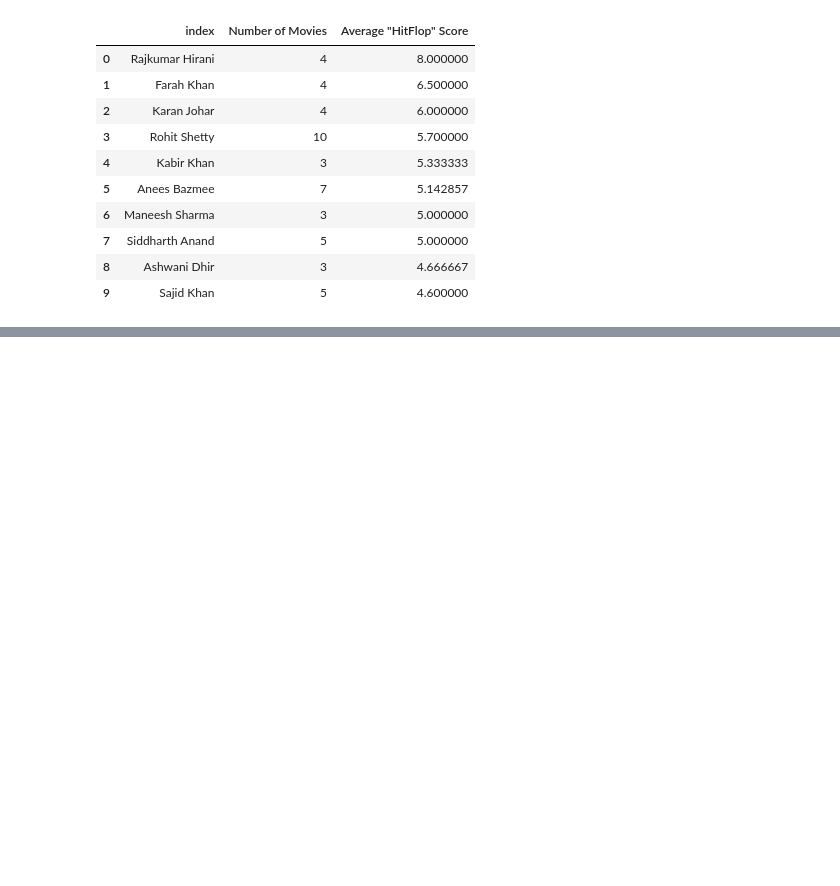
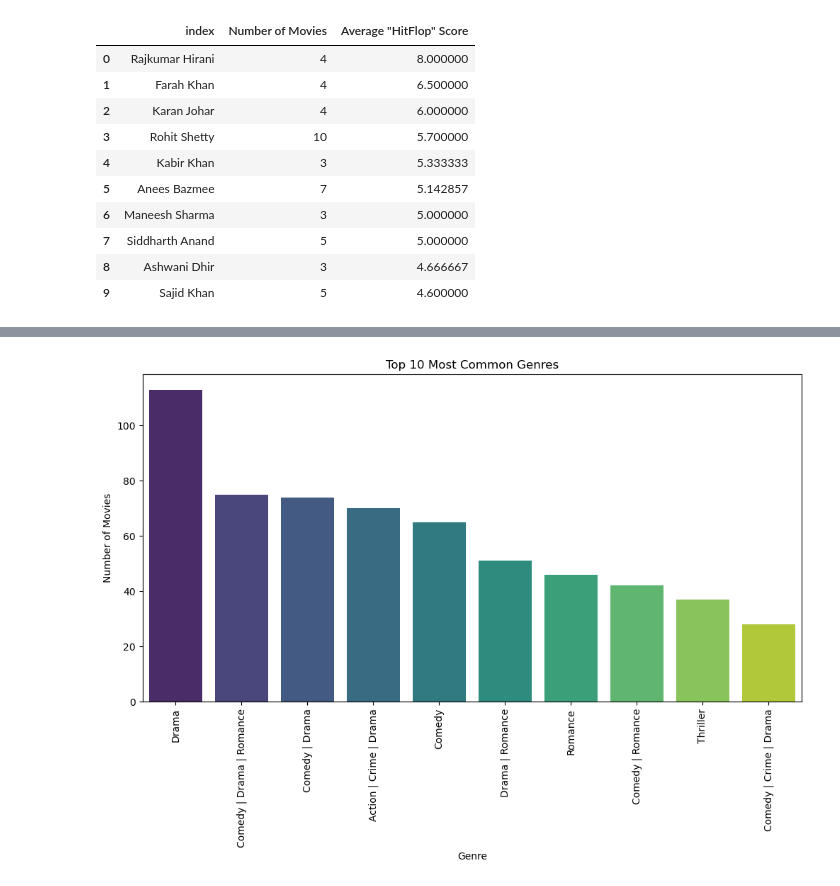
Before and after one commit to raj-rajat/Bollywood-Actress-Name-And-Movie-List-, a Jupyter notebook: bollywood-actress-name-and-movie-list.ipynb, the cells around one changed output, grey strips where cells are left out. Cells and saved outputs as stored; diff of their text form; code cells hidden in the pictures; blank space fills up the shorter version.

```diff
--- a/bollywood-actress-name-and-movie-list.ipynb
+++ b/bollywood-actress-name-and-movie-list.ipynb
@@ -724,0 +737,11 @@ top_directors
+# %%
+top_10_genres = df['genre'].value_counts().head(10)
+plt.figure(figsize=(12, 6))
+sns.barplot(x=top_10_genres.index, y=top_10_genres.values, palette='viridis')
+plt.title('Top 10 Most Common Genres')
+plt.xlabel('Genre')
+plt.ylabel('Number of Movies')
+plt.xticks(rotation=90)
+plt.show()
+# %% [output]
+[figure, added]
```
Also changed, not shown: parts of 5 cells of this notebook.
